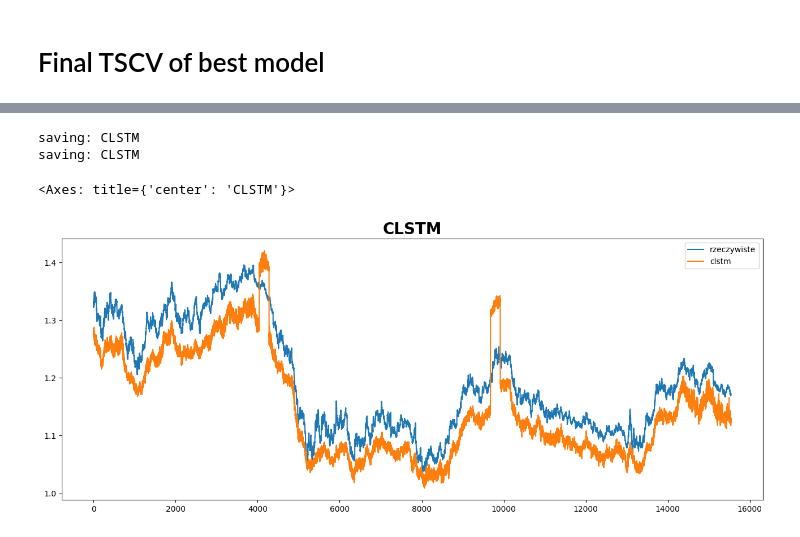
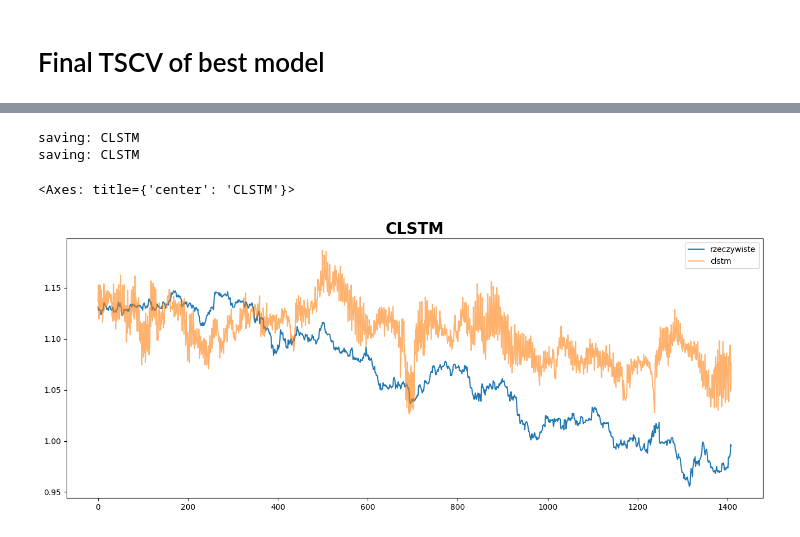
Before and after one commit to sebastiansukiennik01/ForexForecasting, a Jupyter notebook: chapter_3_5.ipynb, the cells around one changed output, grey strips where cells are left out. Cells and saved outputs as stored; diff of their text form; code cells hidden in the pictures.

```diff
--- a/chapter_3_5.ipynb
+++ b/chapter_3_5.ipynb
@@ -414,12 +350,11 @@ cnn_kwargs: {'seq_len': 30}
 # %%
 eurusd = load(currency=CURR, interval=INTERVAL)
 eurusd = clean_data(eurusd)
+data = DataSet(data=eurusd, ratios=[0.95, 0.05], label=['target_value'])
+tscv = TSCV(dataset=data,
+            n_splits=25,
+            test_size=200)
 
-data = DataSet(data=eurusd, ratios=[0.95, 0.05], label=['target_value'])
-
-tscv = TSCV(dataset=data,
-            n_splits=3,
-            test_size=20)
-clstm = CLSTM()
+clstm = CLSTM().load(path="loss_0.6473.h5")
 tscv.run(clstm)
 # %% [output]
@@ -449,11 +384,8 @@ Epoch 4/20
 # %%
-
+clstm = CLSTM().load(path="loss_0.6781.h5")
 train_X, train_y = train.drop(columns=['target_value']), train.target_value
 test_X, test_y = test.drop(columns=['target_value']), test.target_value
-# clstm.fit(train_X=train_X, train_y=train_y)
-# clstm = CLSTM().load(path="loss_0.0509.h5")
 clstm = tscv.model
 
-
-pred = clstm.predict(train_X)
+pred = clstm.predict(test_X)
 # %% [output]
@@ -461,11 +402,12 @@ pred = clstm.predict(train_X)
 # %%
+
 x = train_y.index[-len(pred):]
 
 lp = LinearPlot(legend=True, h=6, w=16)
-lp.plot(range(len(pred)), train_y[240:], label="rzeczywiste", title="CLSTM")
-lp.plot(range(len(pred)), pred, label="clstm")
+lp.plot(range(len(pred)), test_y[120:], label="rzeczywiste", title="CLSTM")
+lp.plot(range(len(pred)), pred, label="clstm", alpha=0.6)
 # %% [output]
 saving: CLSTM
 saving: CLSTM
 <Axes: title={'center': 'CLSTM'}>
-[figure, old version]
+[figure, new version]
```
Also changed, not shown: parts of 15 cells of this notebook, 19 other files.
